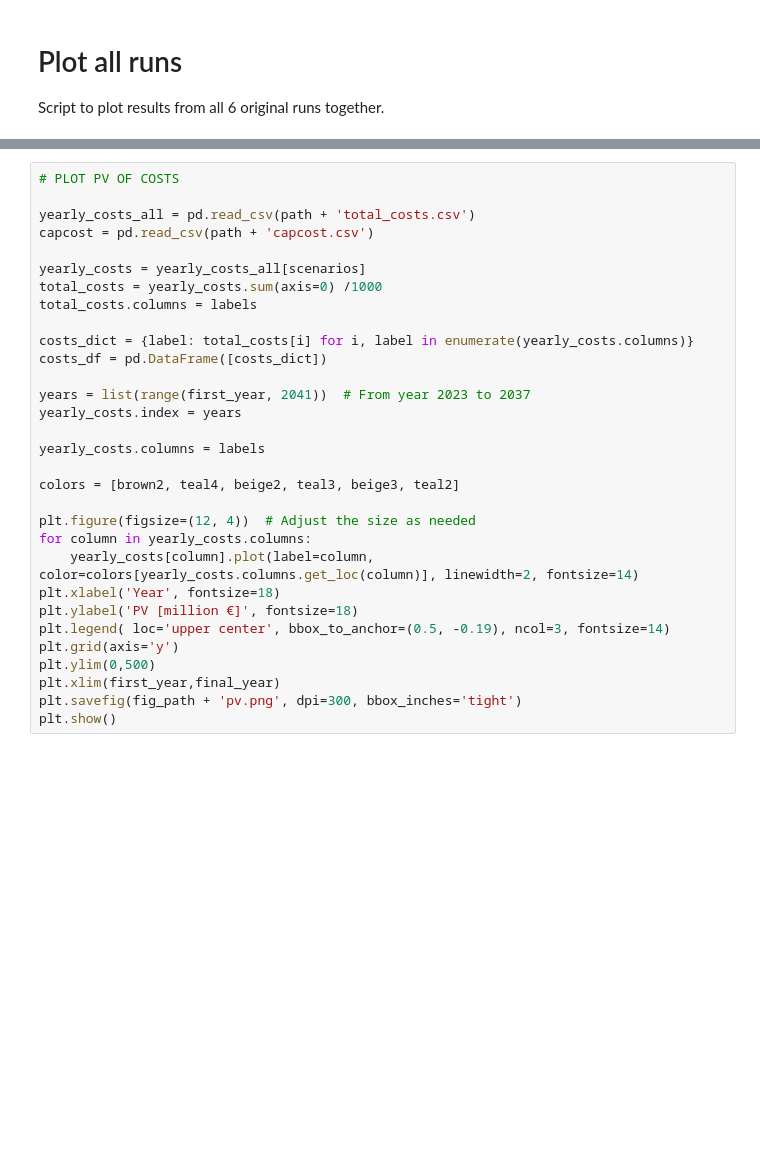
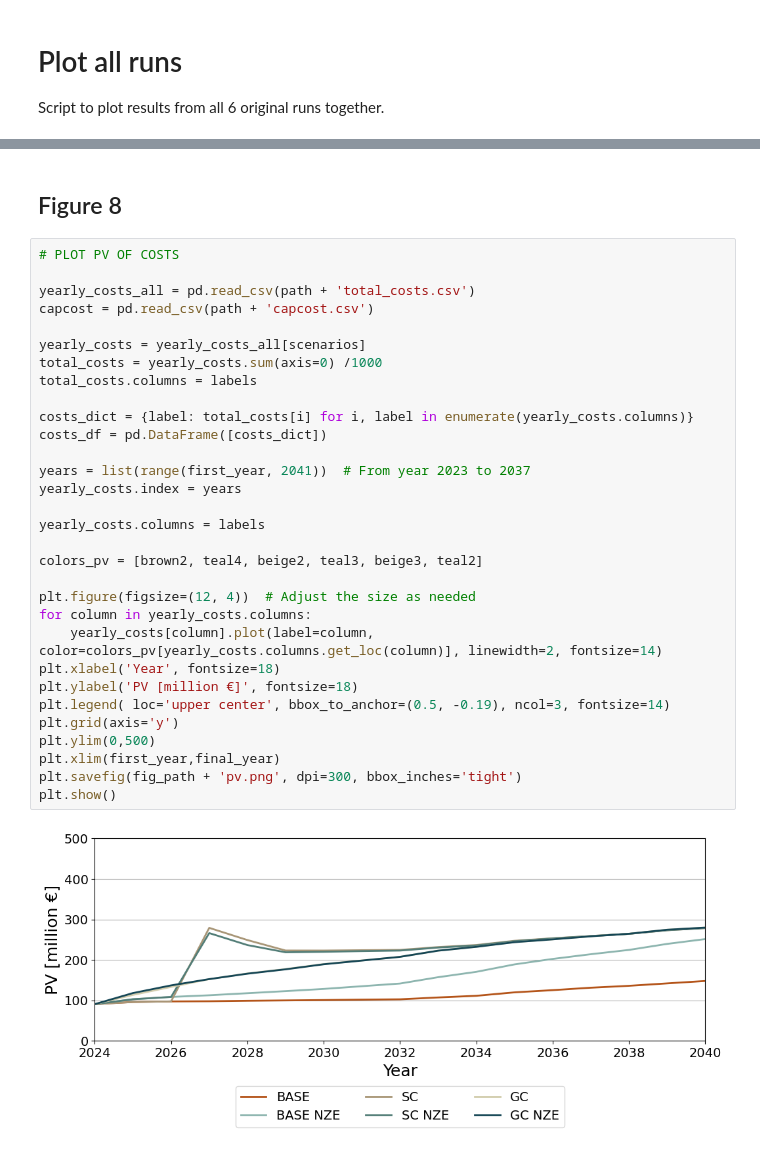
Before and after one commit to norakytt/pypsa-earth-bo, a Jupyter notebook: analysis_scripts/plots.ipynb, the cells around one changed output, grey strips where cells are left out. Saved outputs shown, nothing was run; the diff lists cells and outputs as text; blank space fills up the shorter version.

```diff
--- a/analysis_scripts/plots.ipynb
+++ b/analysis_scripts/plots.ipynb
@@ -73,31 +288,35 @@ def get_colors(carriers):
+# %% [markdown]
+## Figure 8
 # %%
 # PLOT PV OF COSTS
 
 yearly_costs_all = pd.read_csv(path + 'total_costs.csv')
 capcost = pd.read_csv(path + 'capcost.csv')
 
 yearly_costs = yearly_costs_all[scenarios]
 total_costs = yearly_costs.sum(axis=0) /1000
 total_costs.columns = labels
 
 costs_dict = {label: total_costs[i] for i, label in enumerate(yearly_costs.columns)}
 costs_df = pd.DataFrame([costs_dict])
 
 years = list(range(first_year, 2041))  # From year 2023 to 2037
 yearly_costs.index = years
 
 yearly_costs.columns = labels
 
-colors = [brown2, teal4, beige2, teal3, beige3, teal2]
+colors_pv = [brown2, teal4, beige2, teal3, beige3, teal2]
 
 plt.figure(figsize=(12, 4))  # Adjust the size as needed
 for column in yearly_costs.columns:
-    yearly_costs[column].plot(label=column, color=colors[yearly_costs.columns.get_loc(column)], linewidth=2, fontsize=14)
+    yearly_costs[column].plot(label=column, color=colors_pv[yearly_costs.columns.get_loc(column)], linewidth=2, fontsize=14)
 plt.xlabel('Year', fontsize=18)
 plt.ylabel('PV [million €]', fontsize=18)
 plt.legend( loc='upper center', bbox_to_anchor=(0.5, -0.19), ncol=3, fontsize=14)
 plt.grid(axis='y')
 plt.ylim(0,500)
 plt.xlim(first_year,final_year)
 plt.savefig(fig_path + 'pv.png', dpi=300, bbox_inches='tight')
 plt.show()
+# %% [output]
+[figure, added]
```
Also changed, not shown: parts of 58 cells of this notebook, 36 other files.
